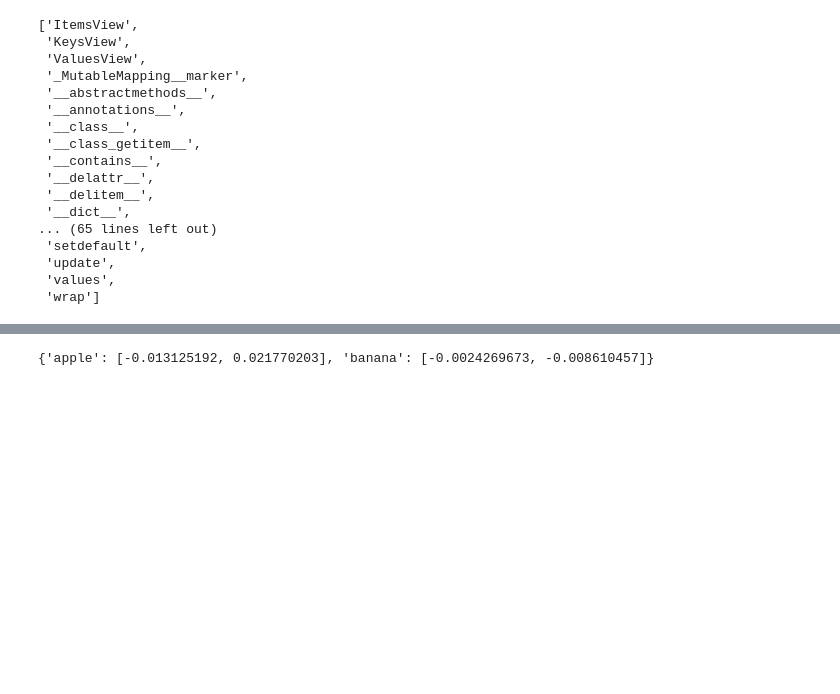
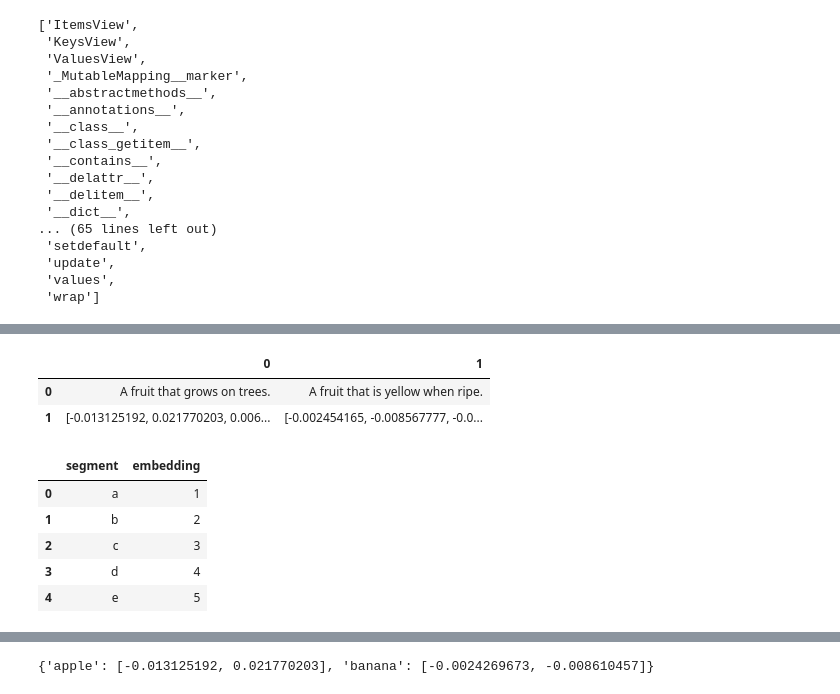
Before and after one commit to thorwhalen/imbed, a Jupyter notebook: misc/imbed_pipeline_wip.ipynb, the cells around one changed output, grey strips where cells are left out. Cells and saved outputs as stored; diff of their text form; code cells hidden in the pictures; blank space fills up the shorter version.

Commit message:
feat: more on batch embeddings interface

```diff
--- a/misc/imbed_pipeline_wip.ipynb
+++ b/misc/imbed_pipeline_wip.ipynb
@@ -898,0 +844,30 @@ array({'apple': [-0.013122685, 0.02173343, 0.006349336, 0.043205924, 0.07132131,
+# %%
+# ww is an iterable of dicts, and I want to
+import pandas as pd
+pd.DataFrame(chain.from_iterable(ww))
+# %% [output]
+|  | 0 | 1 |
+| 0 | A fruit that grows on trees. | A fruit that is yellow when ripe. |
+| 1 | [-0.013125192, 0.021770203, 0.006... | [-0.002454165, -0.008567777, -0.0... |
+# %%
+
+# make a pandas DataFrame from the data below list of lists of tuples
+# where there is two columns. The first column is the first element of the tuple
+# and the second column is the second element of the tuple.
+# The columns should be named 'segment' and 'embedding'
+
+import pandas as pd
+
+data = [
+    [('a', 1), ('b', 2)],
+    [('c', 3), ('d', 4), ('e', 5)],
+]
+
+pd.DataFrame(chain.from_iterable(data), columns=['segment', 'embedding'])
+# %% [output]
+|  | segment | embedding |
+| 0 | a | 1 |
+| 1 | b | 2 |
+| 2 | c | 3 |
+| 3 | d | 4 |
+| 4 | e | 5 |
```
Also changed, not shown: parts of 26 cells of this notebook, 4 other files.
